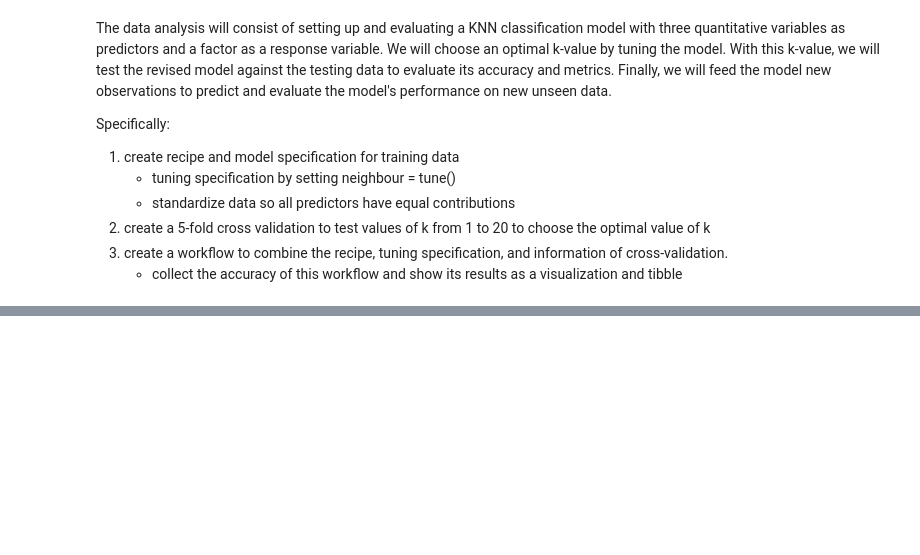
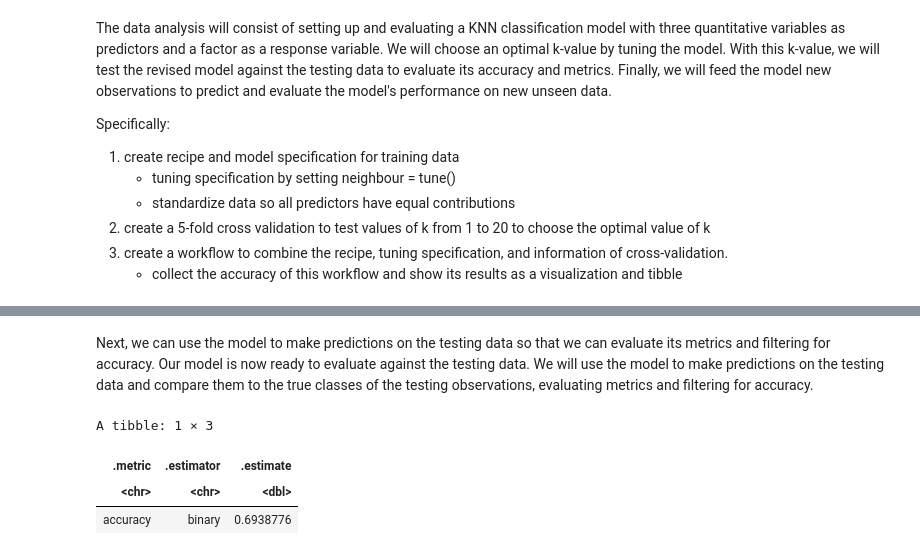
Before and after one commit to chrislee330/dsci-100-project, a Jupyter notebook: project.ipynb, the cells around one changed output, grey strips where cells are left out. Saved outputs shown, nothing was run; the diff lists cells and outputs as text; code cells hidden in the pictures; blank space fills up the shorter version.

```diff
--- a/project.ipynb
+++ b/project.ipynb
@@ -152,0 +223,10 @@ Specifically:
+# %%
+knn_spec <- nearest_neighbor(weight_func = "rectangular", neighbors = 12) |>
+    set_engine("kknn") |>
+    set_mode("classification")
+
+players_fit <- workflow() |>
+    add_recipe(players_recipe) |>
+    add_model(knn_spec) |>
+    fit(data = players_train)
+players_fit
@@ -152,0 +253,15 @@ Specifically:
+# %% [markdown]
+Next, we can use the model to make predictions on the testing data so that we can evaluate its metrics and filtering for accuracy.
+Our model is now ready to evaluate against the testing data. We will use the model to make predictions on the testing data and compare them to the true classes of the testing observations, evaluating metrics and filtering for accuracy.
+# %%
+players_predictions <- predict(players_fit, players_test) |>
+    bind_cols(players_test)
+players_accuracy <- players_predictions |>
+    metrics(truth = subscribe, estimate = .pred_class) |>
+    filter(.metric == "accuracy")
+players_accuracy
+# %% [output]
+A tibble: 1 × 3
+| .metric | .estimator | .estimate |
+| <chr> | <chr> | <dbl> |
+| accuracy | binary | 0.6938776 |
```
Also changed, not shown: parts of 19 cells of this notebook.
